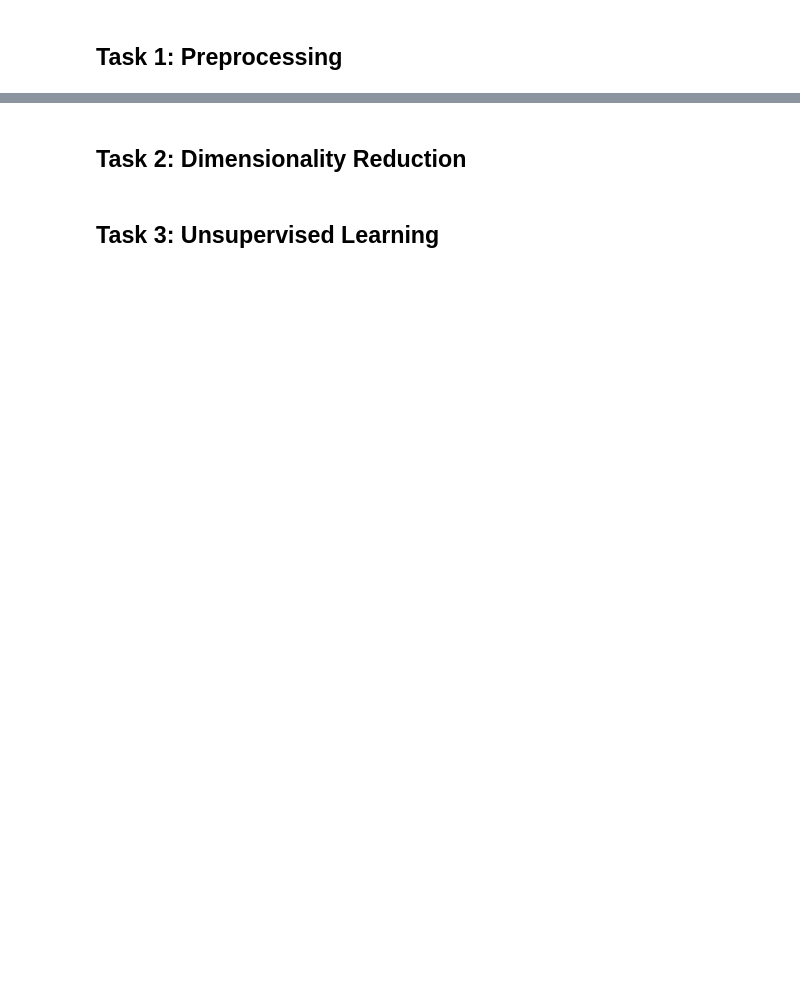
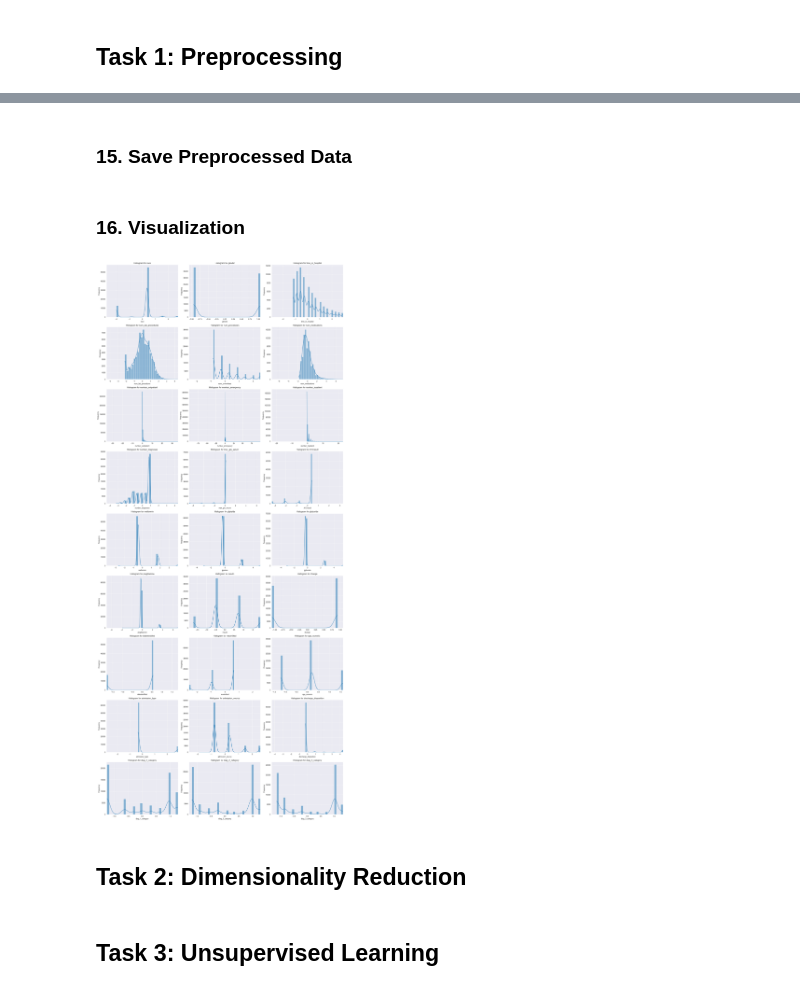
Before and after one commit to amirZZZkiller/DS-Course-Projects, a Jupyter notebook: CA6/DS_CA6.ipynb, the cells around one changed output, grey strips where cells are left out. Saved outputs shown, nothing was run; the diff lists cells and outputs as text; code cells hidden in the pictures; blank space fills up the shorter version.

```diff
--- a/CA6/DS_CA6.ipynb
+++ b/CA6/DS_CA6.ipynb
@@ -13,0 +970,2 @@
+# %% [markdown]
+### 15. Save Preprocessed Data
@@ -14,3 +975,37 @@
+# %% [markdown]
+### 16. Visualization
+# %%
+# Load datasets
+diabetes_data = pd.read_csv('diabetes_preprocessed.csv')
+
+# Function to plot histograms for each numerical feature in subplots
+def plot_numerical_feature_distributions(df):
+    num_columns = df.shape[1]
+    num_rows = math.ceil(num_columns / 3)  # Number of rows needed to plot 3 plots per row
+
+    fig, axes = plt.subplots(num_rows, 3, figsize=(20, num_rows * 5))
+    axes = axes.flatten()
+
+    for i, column in enumerate(df.columns):
+        # Determine the x-limits based on the maximum absolute value
+        x_limit = max(abs(np.min(df[column])), abs(np.max(df[column])))
+        sns.histplot(data=df, x=column, bins=30, kde=True, ax=axes[i])
+        axes[i].set_title(f'Histogram for {column}')
+        axes[i].set_xlabel(column)
+        axes[i].set_ylabel('Frequency')
+        axes[i].set_xlim(-x_limit, x_limit)  # Set x-limits dynamically
+
+    # Remove any unused subplots
+    for j in range(i + 1, len(axes)):
+        fig.delaxes(axes[j])
+
+    plt.tight_layout()
+    plt.show()
+
+# Call the function to plot all numerical features
+plot_numerical_feature_distributions(diabetes_data)
+# %% [output]
+[figure, added]
 # %% [markdown]
 ## Task 2: Dimensionality Reduction
 # %% [markdown]
```
Also changed, not shown: parts of 45 cells of this notebook, 2 other files.
